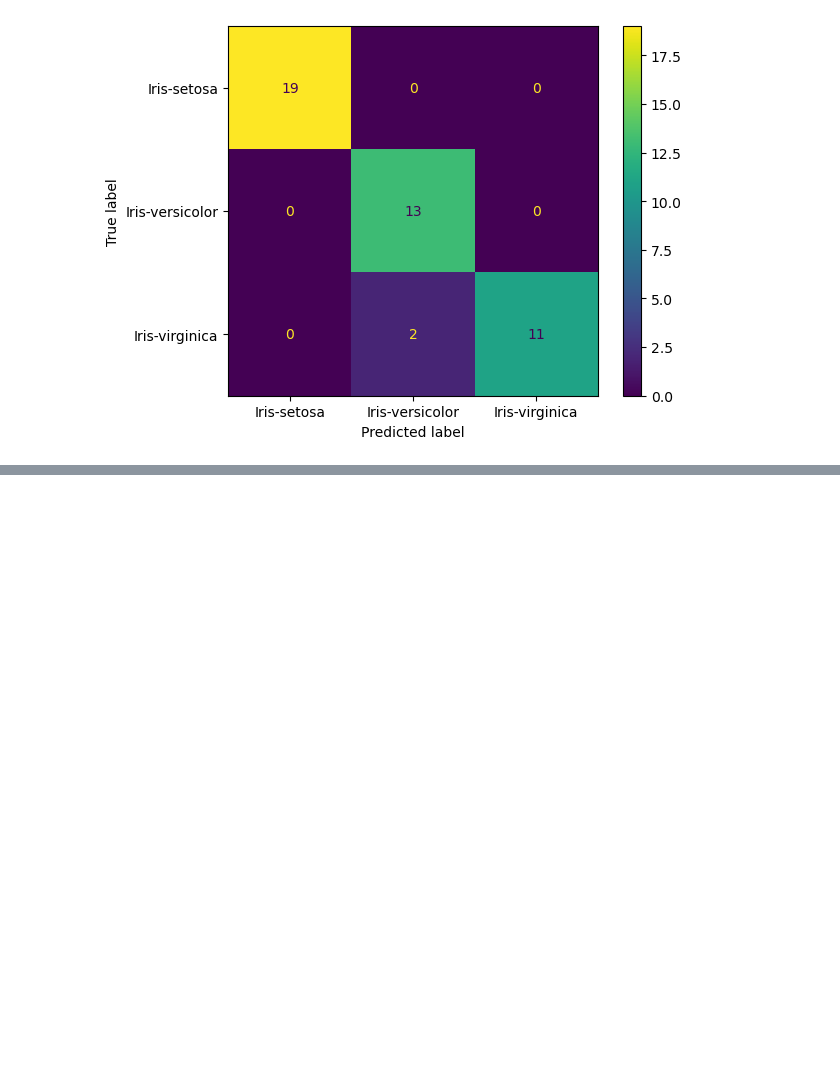
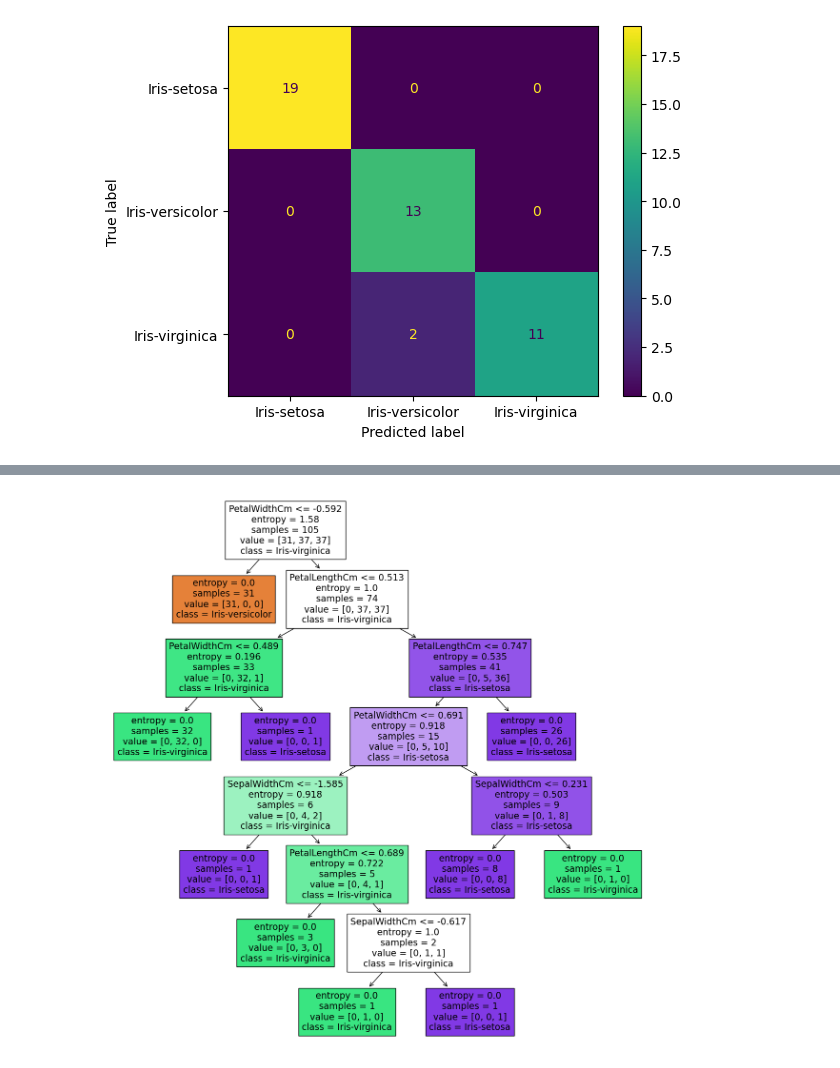
Before and after one commit to Anugrahig/LM-BD-March, a Jupyter notebook: march_bigdata/ml/regression/05_Decision_Tree/01_iris_decision_tree_classification.ipynb, the cells around one changed output, grey strips where cells are left out. Saved outputs shown, nothing was run; the diff lists cells and outputs as text; code cells hidden in the pictures; blank space fills up the shorter version.

```diff
--- a/march_bigdata/ml/regression/05_Decision_Tree/01_iris_decision_tree_classification.ipynb
+++ b/march_bigdata/ml/regression/05_Decision_Tree/01_iris_decision_tree_classification.ipynb
@@ -176,0 +181,6 @@ cmd.plot()
+# %%
+from sklearn import tree
+plt.figure(figsize=(15,15))
+# training data same order
+tree.plot_tree(model,feature_names=["SepalLengthCm","SepalWidthCm","PetalLengthCm","PetalWidthCm"],class_names=["Iris-versicolor","Iris-virginica","Iris-setosa"],filled=True)
+# %% [output]
@@ -176,0 +206 @@ cmd.plot()
+[figure, added]
```
Also changed, not shown: parts of 6 cells of this notebook, 1 other file.
